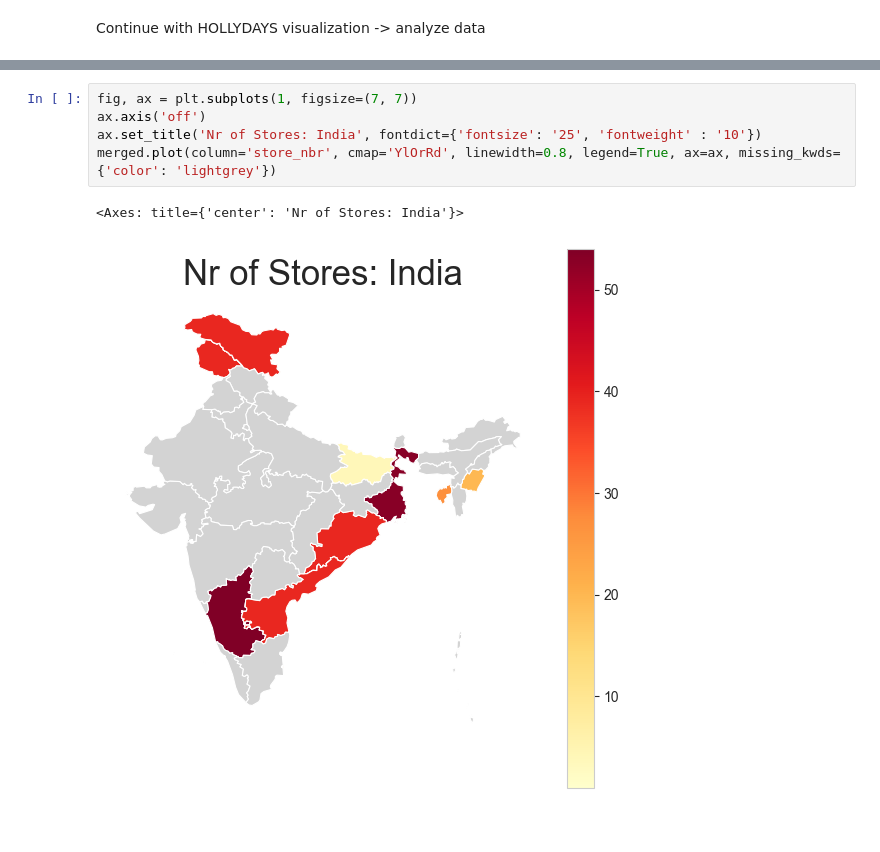
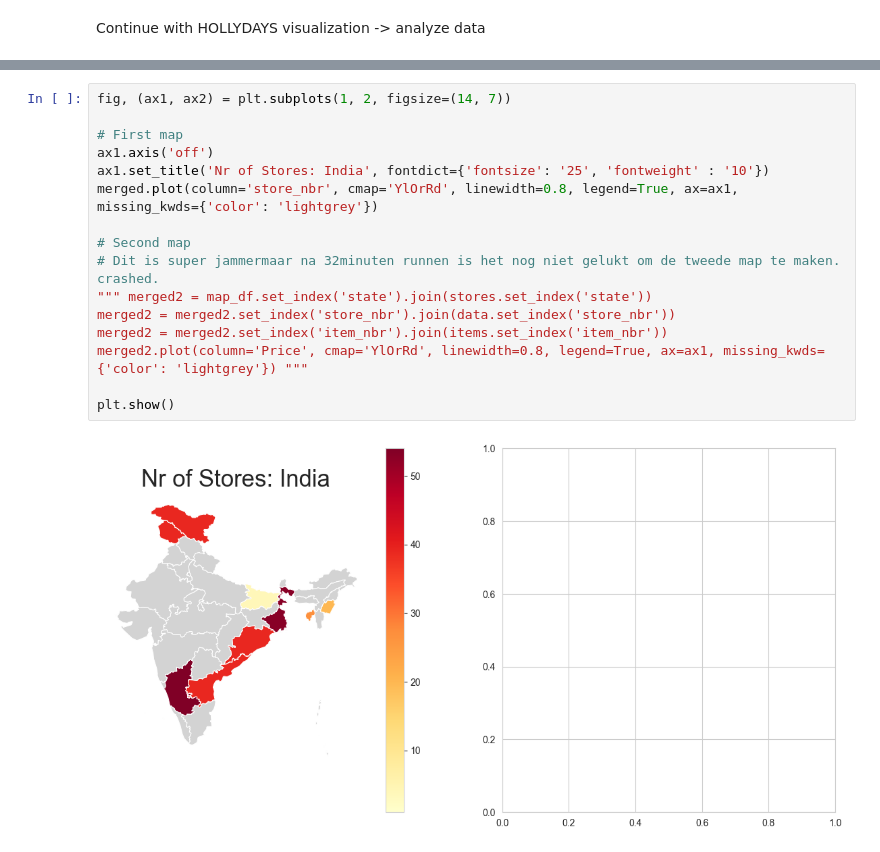
Before and after one commit to florboydens/Data-Analytics-Case-2, a Jupyter notebook: explorationViz.ipynb, the cells around one changed output, grey strips where cells are left out. Cells and saved outputs as stored; diff of their text form; blank space fills up the shorter version.

```diff
--- a/explorationViz.ipynb
+++ b/explorationViz.ipynb
@@ -499,10 +465,20 @@ merged.head()
 | Assam | POLYGON ((88.11357 26.54028, 88.2... | 1.0 | BB - FC-GUWAHATI-BHANAGAGHAR-CITY... | GUWAHATI | D | 13.0 |
 | Assam | POLYGON ((88.11357 26.54028, 88.2... | 4.0 | FBB-GUWAHATI-PALTAN BAZAR-G.S.ROAD | GUWAHATI | D | 9.0 |
 # %%
-fig, ax = plt.subplots(1, figsize=(7, 7))
-ax.axis('off')
-ax.set_title('Nr of Stores: India', fontdict={'fontsize': '25', 'fontweight' : '10'})
-merged.plot(column='store_nbr', cmap='YlOrRd', linewidth=0.8, legend=True, ax=ax, missing_kwds={'color': 'lightgrey'})
+fig, (ax1, ax2) = plt.subplots(1, 2, figsize=(14, 7))
+
+# First map
+ax1.axis('off')
+ax1.set_title('Nr of Stores: India', fontdict={'fontsize': '25', 'fontweight' : '10'})
+merged.plot(column='store_nbr', cmap='YlOrRd', linewidth=0.8, legend=True, ax=ax1, missing_kwds={'color': 'lightgrey'})
+
+# Second map
+# Dit is super jammermaar na 32minuten runnen is het nog niet gelukt om de tweede map te maken. crashed.
+""" merged2 = map_df.set_index('state').join(stores.set_index('state'))
+merged2 = merged2.set_index('store_nbr').join(data.set_index('store_nbr'))
+merged2 = merged2.set_index('item_nbr').join(items.set_index('item_nbr'))
+merged2.plot(column='Price', cmap='YlOrRd', linewidth=0.8, legend=True, ax=ax1, missing_kwds={'color': 'lightgrey'}) """
+
+plt.show()
 # %% [output]
-<Axes: title={'center': 'Nr of Stores: India'}>
-[figure, old version]
+[figure, new version]
```
Also changed, not shown: parts of 13 cells of this notebook, 2 other files.
